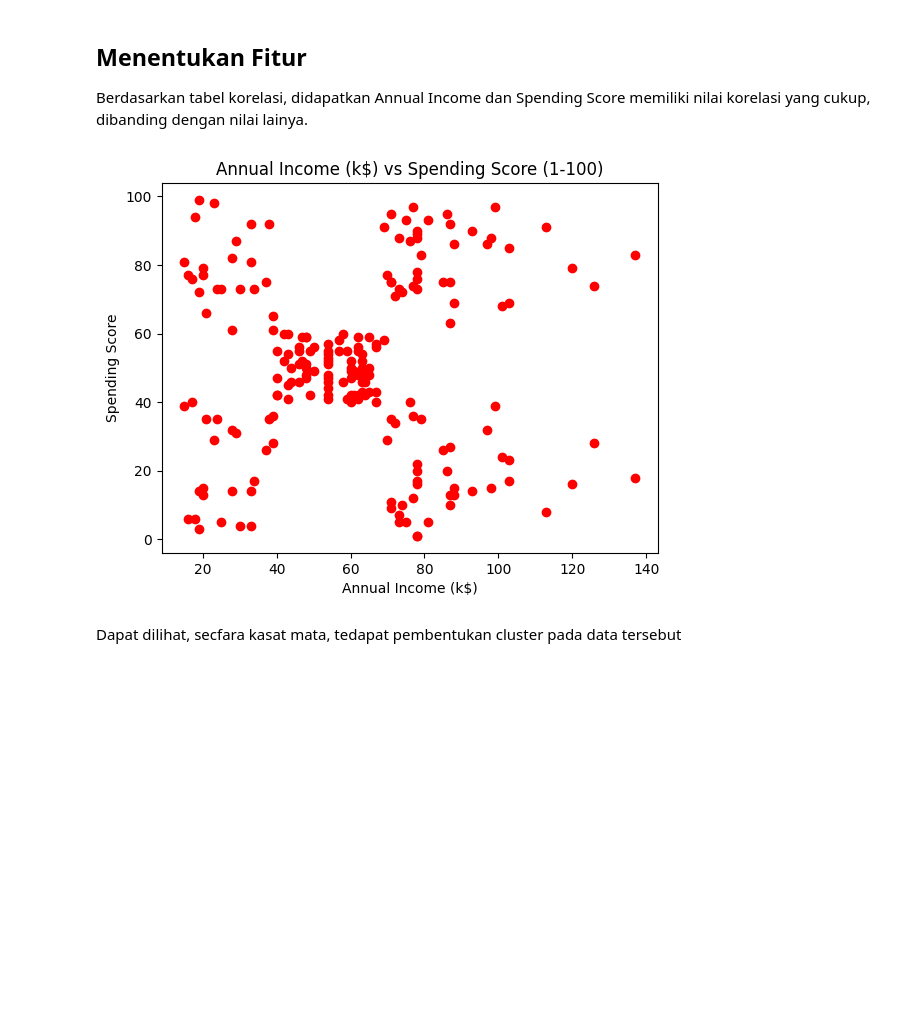
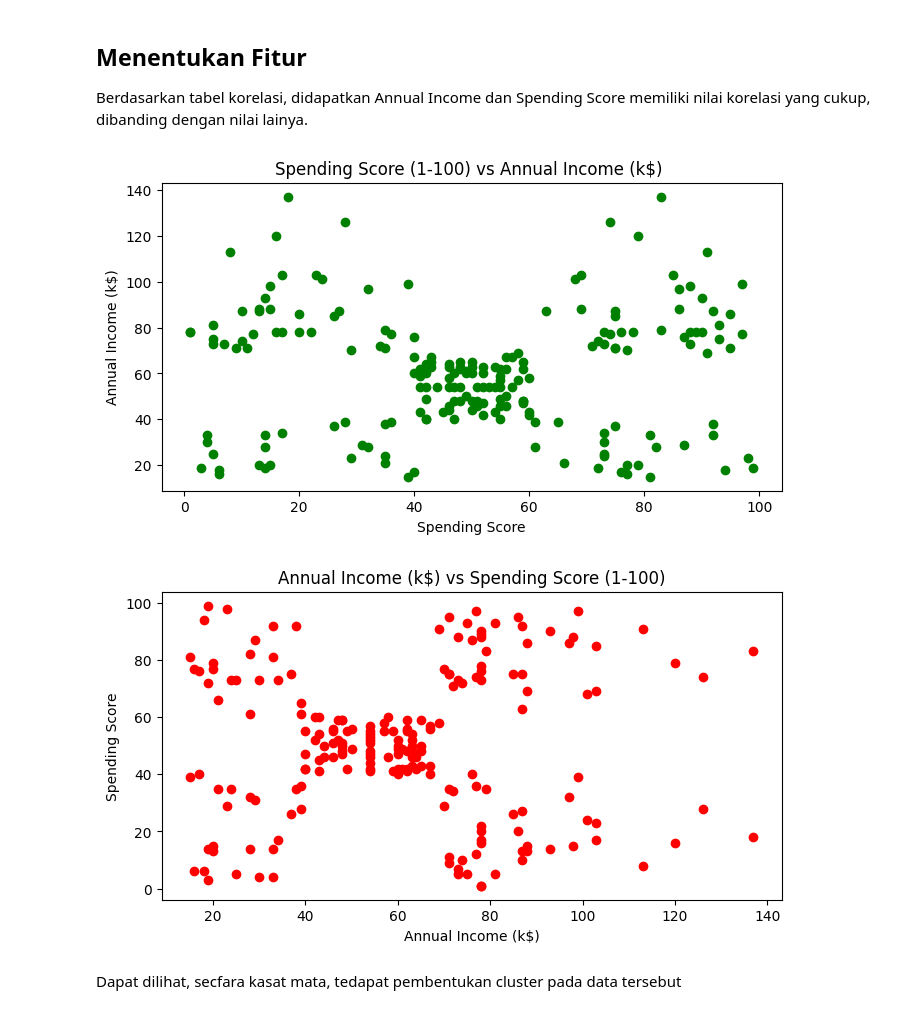
Before and after one commit to indmind/2141720003-machine-learning-2023, a Jupyter notebook: week7/tugas.ipynb, the cells around one changed output. Cells and saved outputs as stored; diff of their text form; code cells hidden in the pictures; blank space fills up the shorter version.

```diff
--- a/week7/tugas.ipynb
+++ b/week7/tugas.ipynb
@@ -54,13 +54,21 @@ Berdasarkan tabel korelasi, didapatkan Annual Income dan Spending Score memiliki
 # %%
 X = df[["Annual Income (k$)","Spending Score (1-100)"]]
 # %%
+plt.figure(figsize=(8, 4))
+plt.scatter(X["Spending Score (1-100)"], X["Annual Income (k$)"], c='g')
+plt.title("Spending Score (1-100) vs Annual Income (k$) ")
+plt.ylabel("Annual Income (k$)")
+plt.xlabel("Spending Score")
+plt.show()
+plt.figure(figsize=(8, 4))
 plt.scatter(X["Annual Income (k$)"], X["Spending Score (1-100)"], c='r')
 plt.title("Annual Income (k$) vs Spending Score (1-100)")
 plt.xlabel("Annual Income (k$)")
 plt.ylabel("Spending Score")
 plt.show()
 # %% [output]
-[figure, old version]
+[figure, new version]
+[figure, added]
 # %% [markdown]
 Dapat dilihat, secfara kasat mata, tedapat pembentukan cluster pada data tersebut
 # %%
```
Also changed, not shown: parts of 11 cells of this notebook.
